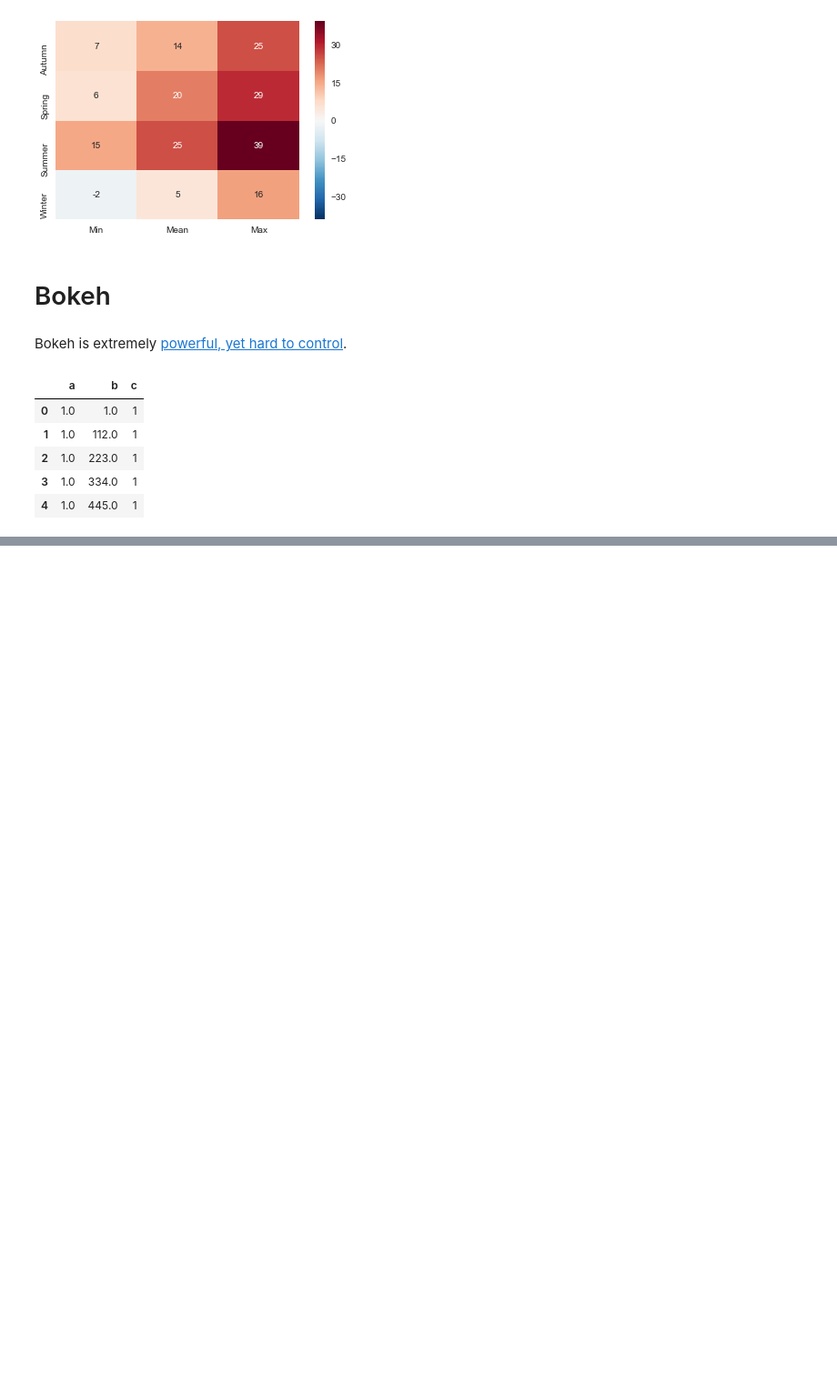
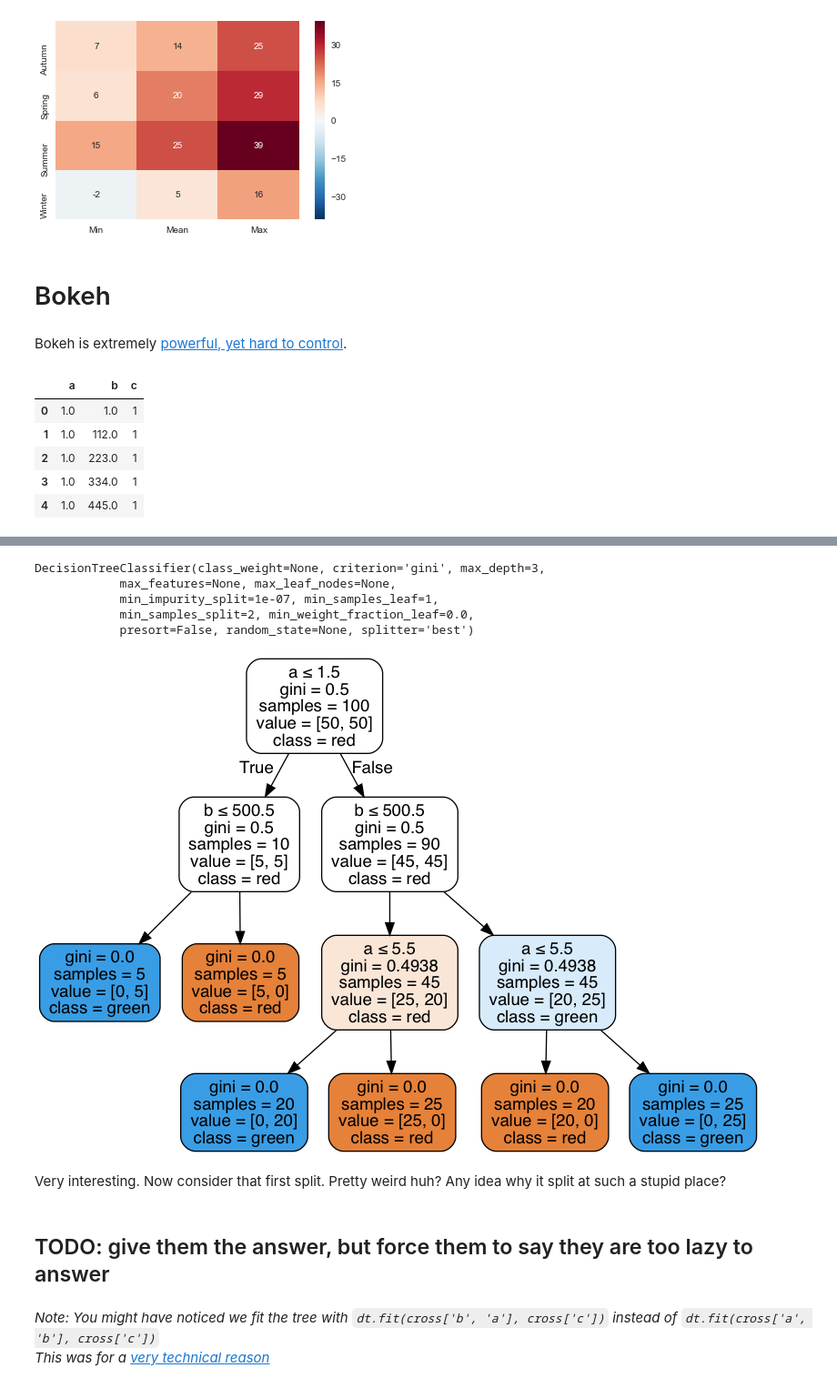
Before and after one commit to LDSSA/lisbon.ai-workshop, a Jupyter notebook: units/02-visualization/example.ipynb, the cells around one changed output, grey strips where cells are left out. Shown: that part at 91% size. Saved outputs shown, nothing was run; the diff lists cells and outputs as text; code cells hidden in the pictures; blank space fills up the shorter version.

```diff
--- a/units/02-visualization/example.ipynb
+++ b/units/02-visualization/example.ipynb
@@ -64,7 +71,7 @@ plt.show()
 # %% [markdown]
 Bokeh is extremely [powerful, yet hard to control](https://i.imgur.com/mmPjwCF.gif).
 # %%
-cross = lu2.get_cross_data()
+cross = load_data.get_cross_data()
 # %%
 cross.head()
 # %% [output]
@@ -81,0 +88,31 @@ lu2.plot_scatter_3_features(cross, 'a', 'b', 'c', 'My first bokeh plot')
+# %%
+dt = tree.DecisionTreeClassifier(max_depth=3)
+# %%
+dt.fit(cross[['b', 'a']], cross['c'])
+# %% [output]
+DecisionTreeClassifier(class_weight=None, criterion='gini', max_depth=3,
+            max_features=None, max_leaf_nodes=None,
+            min_impurity_split=1e-07, min_samples_leaf=1,
+            min_samples_split=2, min_weight_fraction_leaf=0.0,
+            presort=False, random_state=None, splitter='best')
+# %%
+dot_data = tree.export_graphviz(dt,
+                                out_file=None,
+                                impurity=True,
+                                feature_names=['b', 'a'],
+                                class_names=['red', 'green'],
+                                filled=True, rounded=True,
+                                special_characters=True)
+# %%
+graph = pydotplus.graph_from_dot_data(dot_data)
+
+Image(graph.create_png())
+# %% [output]
+[figure, added]
+# %% [markdown]
+Very interesting. Now consider that first split. Pretty weird huh? Any idea why it split at such a stupid place?
+# %% [markdown]
+## TODO: give them the answer, but force them to say they are too lazy to answer
+# %% [markdown]
+_Note: You might have noticed we fit the tree with `dt.fit(cross['b', 'a'], cross['c'])` instead of `dt.fit(cross['a', 'b'], cross['c'])`
+This was for a [very technical reason](https://i.imgflip.com/1ydlm5.jpg)_
```
Also changed, not shown: parts of 8 cells of this notebook.
